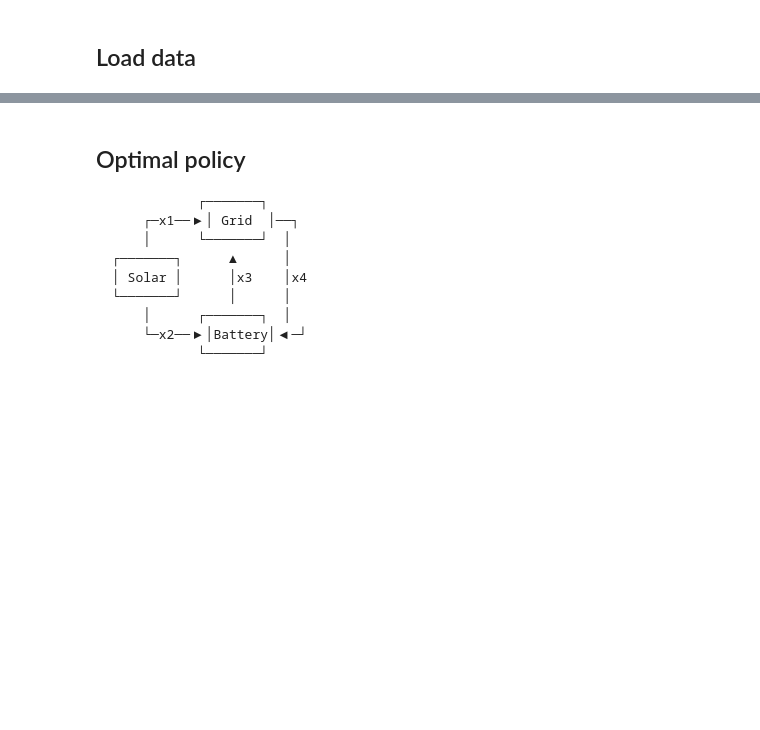
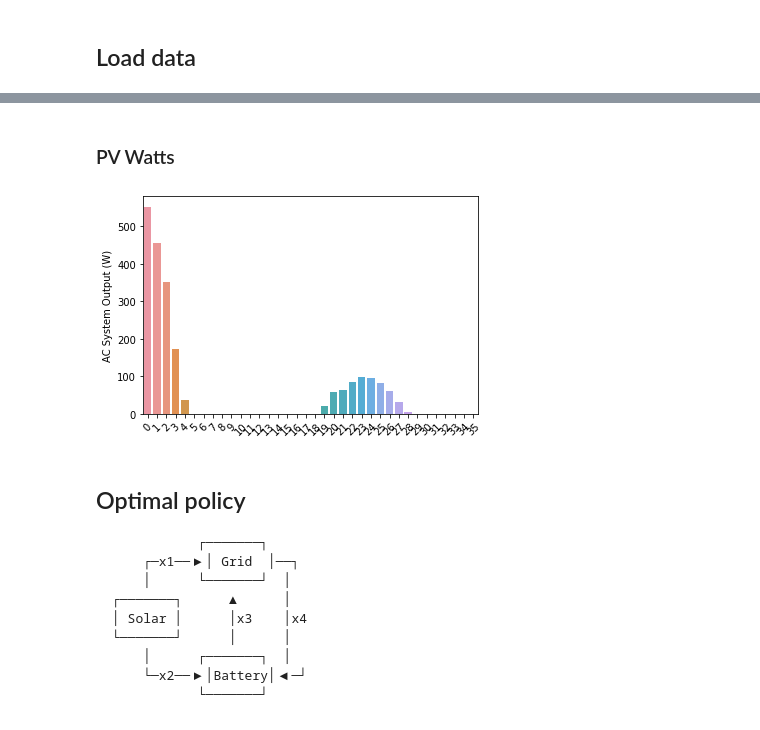
Before and after one commit to skipperkongen/elarb, a Jupyter notebook: notebooks/cvxpy.ipynb, the cells around one changed output, grey strips where cells are left out. Saved outputs shown, nothing was run; the diff lists cells and outputs as text; code cells hidden in the pictures; blank space fills up the shorter version.

```diff
--- a/notebooks/cvxpy.ipynb
+++ b/notebooks/cvxpy.ipynb
@@ -34,7 +28,7 @@ datasets.download_nordpool('2020-10-09', '2020-10-11')
 #df = datasets.download_nordpool('2022-10-09', '2022-10-11')
 #df = df[df.HourDK >= '2022-10-09 12:00:00'].reset_index()
 #df.to_csv('../data/example.csv', index=False)
-df = pd.read_csv('../data/example.csv')
+df = pd.read_csv('../data/example.csv', parse_dates=['HourUTC', 'HourDK', 'dt'])
 spot_dkk = df.SpotPriceDKK.values / 1000.0
-spot_dkk
+df.head(3)
 # %% [output]
@@ -49,3 +45,16 @@ array([0.44604001, 0.37189002, 0.40722   , 0.38260001, 0.98460999,
+# %% [markdown]
+### PV Watts
+# %%
+df_pv = pd.read_csv('../data/pvwatts.csv')
+
+idx0 = df_pv[(df_pv.Month == ts0.month) & (df_pv.Day == ts0.day) & (df_pv.Hour == ts0.hour)].index[0]
+idx1 = df_pv[(df_pv.Month == ts1.month) & (df_pv.Day == ts1.day) & (df_pv.Hour == ts1.hour)].index[0]+1
+df_pv_win = df_pv[idx0:idx1].reset_index().copy()
+sns.barplot(x=df_pv_win.index, y=df_pv_win['AC System Output (W)'])
+plt.xticks(rotation=45)
+plt.show()
+# %% [output]
+[figure, added]
 # %% [markdown]
 ## Optimal policy
 
```
Also changed, not shown: parts of 11 cells of this notebook, 3 other files.
